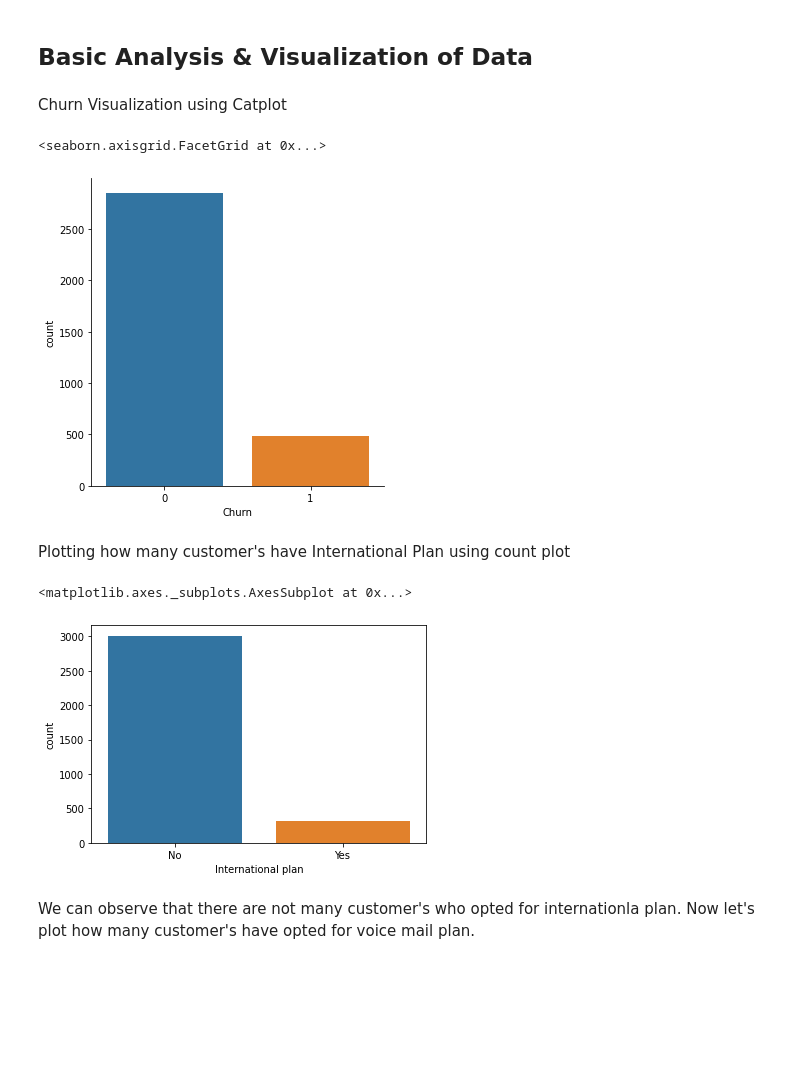
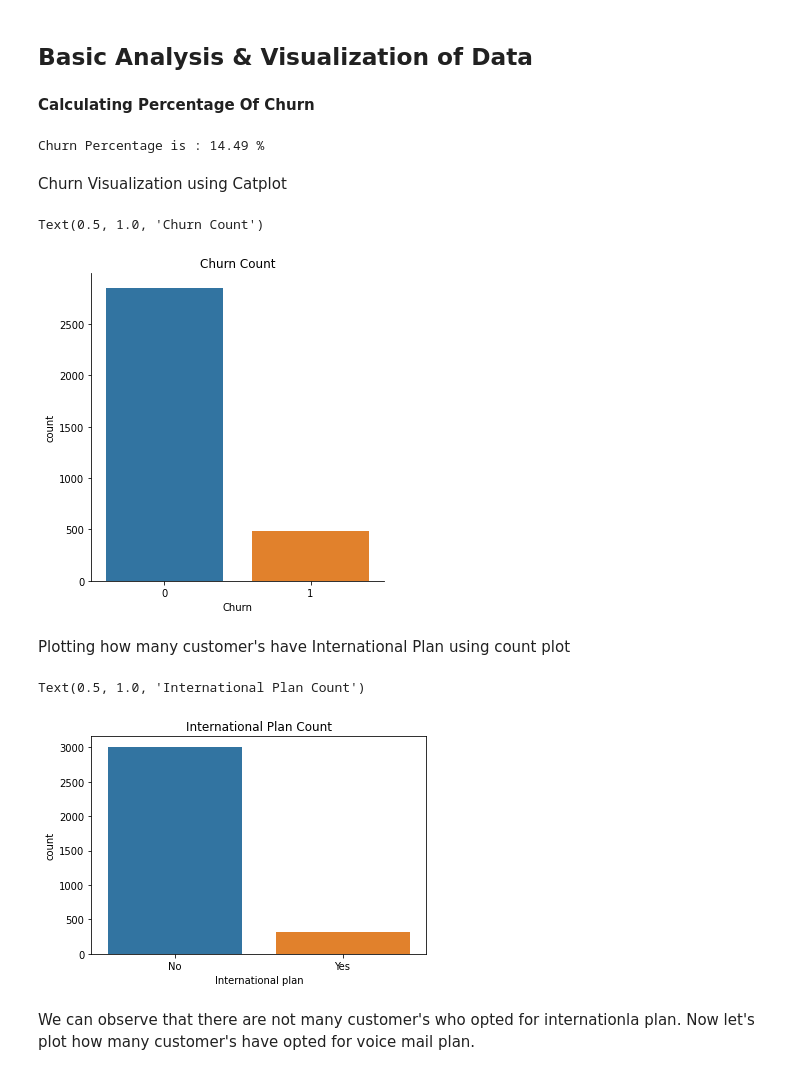
Before and after one commit to DT22179/Telecom-Churn-Analysis, a Jupyter notebook: Telecom_Churn_Analysis_Capstone_Project.ipynb, the cells around one changed output. Drawn from its saved outputs; the diff is of its cells as text; code cells hidden in the pictures; blank space fills up the shorter version.

```diff
--- a/Telecom_Churn_Analysis_Capstone_Project.ipynb
+++ b/Telecom_Churn_Analysis_Capstone_Project.ipynb
@@ -171,3 +200,5 @@ tele_df.head()
 | 4 | OK | 75 | 415 | Yes | No | 0 | ... |
 # %% [markdown]
 ## Basic Analysis & Visualization of Data
+# %% [markdown]
+**Calculating Percentage Of Churn**
@@ -174,17 +208,23 @@ tele_df.head()
+# %%
+print(f"Churn Percentage is : {round(perecntage_people_churned * 100,2)} %")
+# %% [output]
+Churn Percentage is : 14.49 %
 # %% [markdown]
 Churn Visualization using Catplot
 # %%
 sns.catplot(x = 'Churn', kind = 'count', data = tele_df)
+plt.title('Churn Count')
 # %% [output]
-<seaborn.axisgrid.FacetGrid at 0x...>
+Text(0.5, 1.0, 'Churn Count')
-[figure, old version]
+[figure, new version]
 # %% [markdown]
 Plotting how many customer's have International Plan using count plot
 # %%
 sns.countplot(data = tele_df, x = 'International plan')
+plt.title('International Plan Count')
 # %% [output]
-<matplotlib.axes._subplots.AxesSubplot at 0x...>
+Text(0.5, 1.0, 'International Plan Count')
-[figure, old version]
+[figure, new version]
 # %% [markdown]
 We can observe that there are not many customer's who opted for internationla plan. Now let's plot how many customer's have opted for voice mail plan.
 # %%
```
Also changed, not shown: parts of 31 cells of this notebook.
